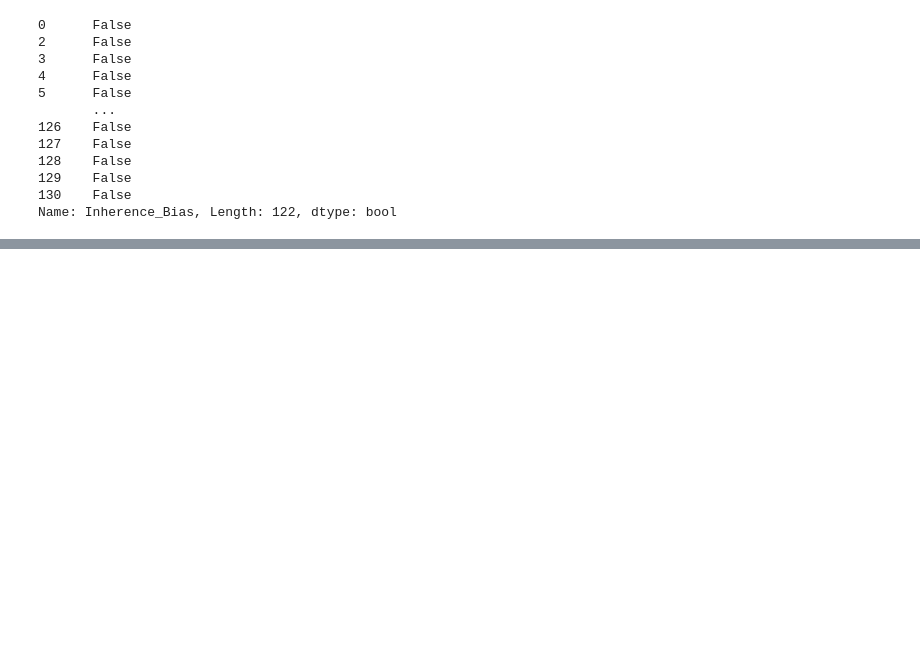
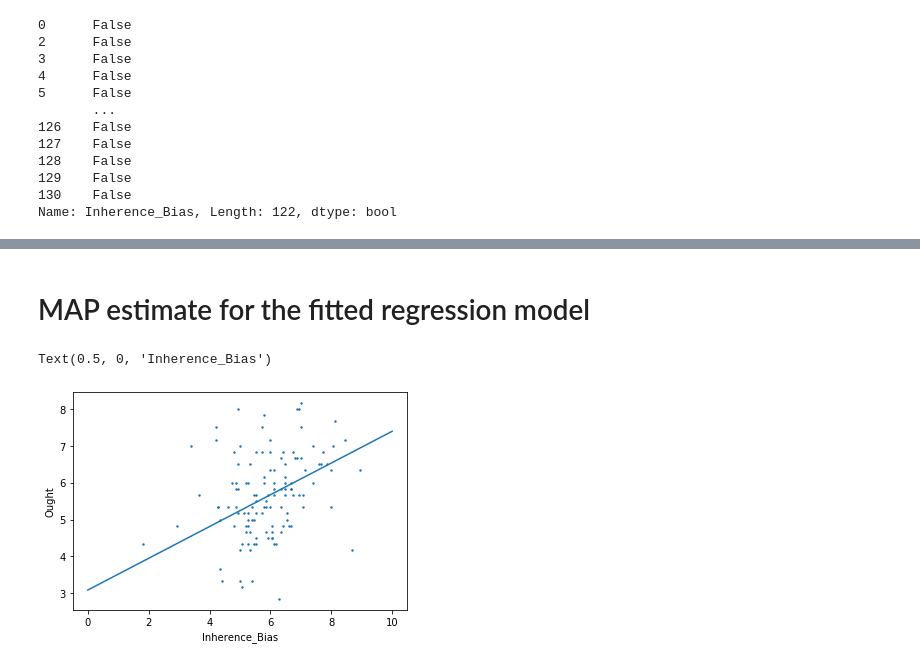
Before and after one commit to Bu807041-1/Statistical-methods-for-research-workers-bayes-for-psychologists-and-neuroscientists, a Jupyter notebook: notebooks/Bayesian Simple Regression.ipynb, the cells around one changed output, grey strips where cells are left out. Saved outputs shown, nothing was run; the diff lists cells and outputs as text; code cells hidden in the pictures; blank space fills up the shorter version.

```diff
--- a/notebooks/Bayesian Simple Regression.ipynb
+++ b/notebooks/Bayesian Simple Regression.ipynb
@@ -149,0 +207,12 @@ az.plot_trace(SR_fit);
+# %% [markdown]
+# MAP estimate for the fitted regression model
+# %%
+x_vals = np.arange(11)
+y_vals = np.mean(fit["alpha"]) +np.mean(fit["beta"]) * x_vals
+plt.plot(x_vals, y_vals, '-')
+plt.scatter(Inherence_Bias,Ought, s=2)
+plt.ylabel("Ought")
+plt.xlabel("Inherence_Bias")
+# %% [output]
+Text(0.5, 0, 'Inherence_Bias')
+[figure, added]
```
Also changed, not shown: parts of 24 cells of this notebook, 2 other files.
